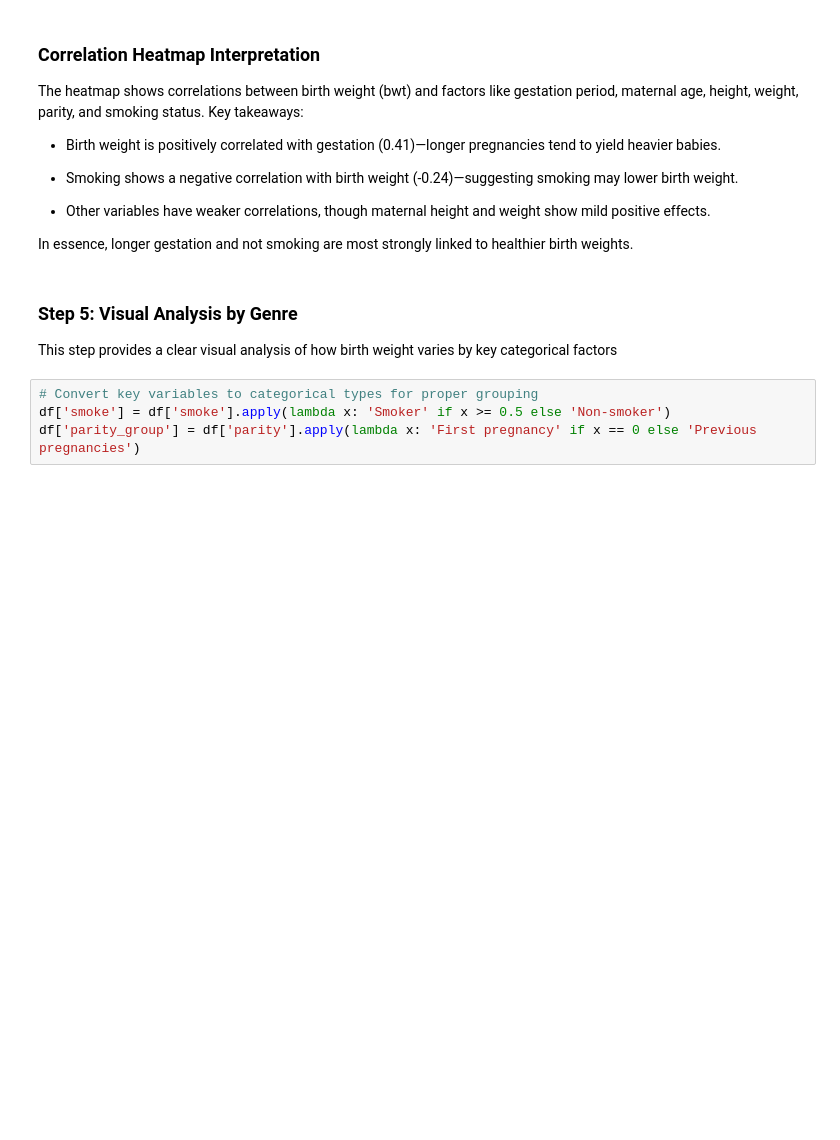
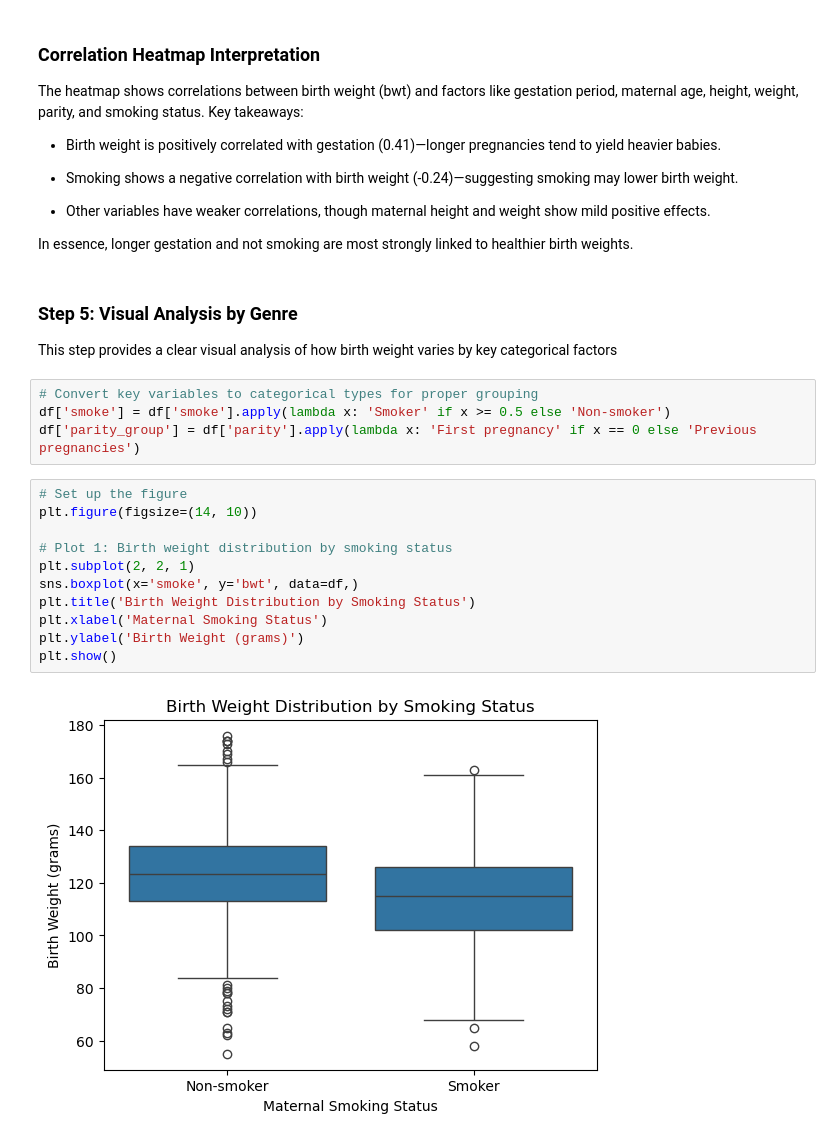
Before and after one commit to Mathews-Odongo/Birth-weight-analysis, a Jupyter notebook: weight.ipynb, the cells around one changed output. Cells and saved outputs as stored; diff of their text form; blank space fills up the shorter version.

Commit message:
add box plot

```diff
--- a/weight.ipynb
+++ b/weight.ipynb
@@ -169,3 +169,16 @@ This step provides a clear visual analysis of how birth weight varies by key cat
 # Convert key variables to categorical types for proper grouping
 df['smoke'] = df['smoke'].apply(lambda x: 'Smoker' if x >= 0.5 else 'Non-smoker')
 df['parity_group'] = df['parity'].apply(lambda x: 'First pregnancy' if x == 0 else 'Previous pregnancies')
+# %%
+# Set up the figure
+plt.figure(figsize=(14, 10))
+
+# Plot 1: Birth weight distribution by smoking status
+plt.subplot(2, 2, 1)
+sns.boxplot(x='smoke', y='bwt', data=df,)
+plt.title('Birth Weight Distribution by Smoking Status')
+plt.xlabel('Maternal Smoking Status')
+plt.ylabel('Birth Weight (grams)')
+plt.show()
+# %% [output]
+[figure, added]
```
Also changed, not shown: parts of 1 cell of this notebook.
